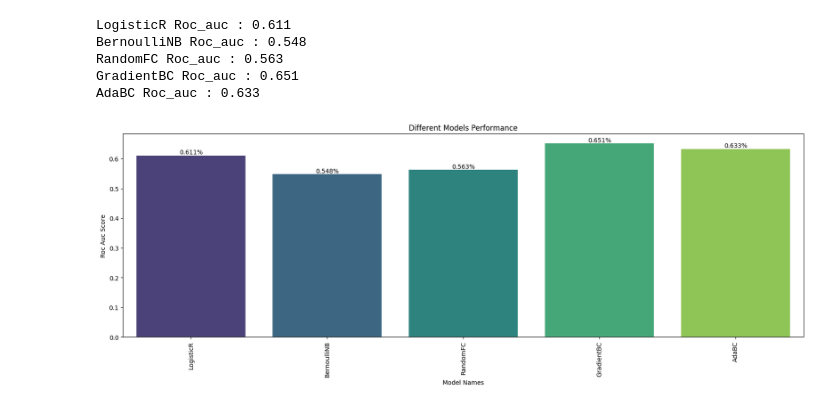
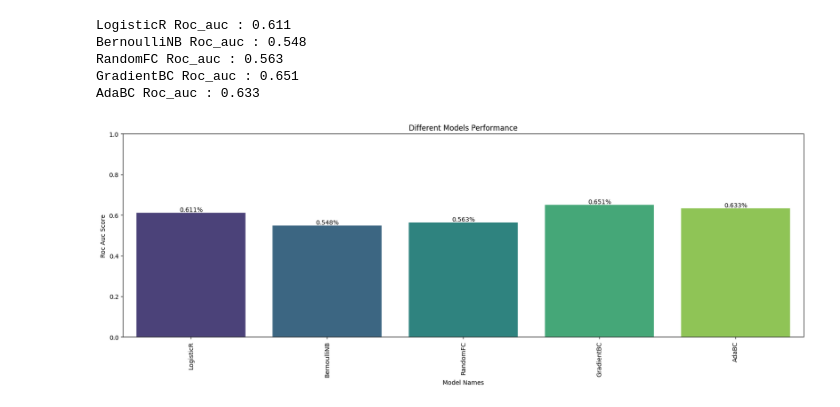
Before and after one commit to SarkarPriyanshu/CarInsuanceClaim, a Jupyter notebook: Insurance_Domain.ipynb, the cells around one changed output. Cells and saved outputs as stored; diff of their text form; code cells hidden in the pictures.

```diff
--- a/Insurance_Domain.ipynb
+++ b/Insurance_Domain.ipynb
@@ -613,21 +613,22 @@ AdaBC Roc_auc : 0.633
 # %%
 plt.figure(figsize=(20, 6))
 bar_plot = sns.barplot(x='Models', y='CV_Score',
                        data=models_performance, palette='viridis')
 
 # Add title and labels
 plt.title('Different Models Performance')
 plt.xlabel('Model Names')
 plt.ylabel('Roc Auc Score')
 plt.xticks(rotation=90)
+plt.ylim((0,1))
 
 # Add percentage labels on top of each bar
 for p in bar_plot.patches:
     bar_plot.annotate(f'{p.get_height()}%',
                       (p.get_x() + p.get_width() / 2., p.get_height()),
                       ha='center', va='bottom', fontsize=10)
 
 # Show the plot
 plt.show()
 # %% [output]
-[figure, old version]
+[figure, new version]
```
